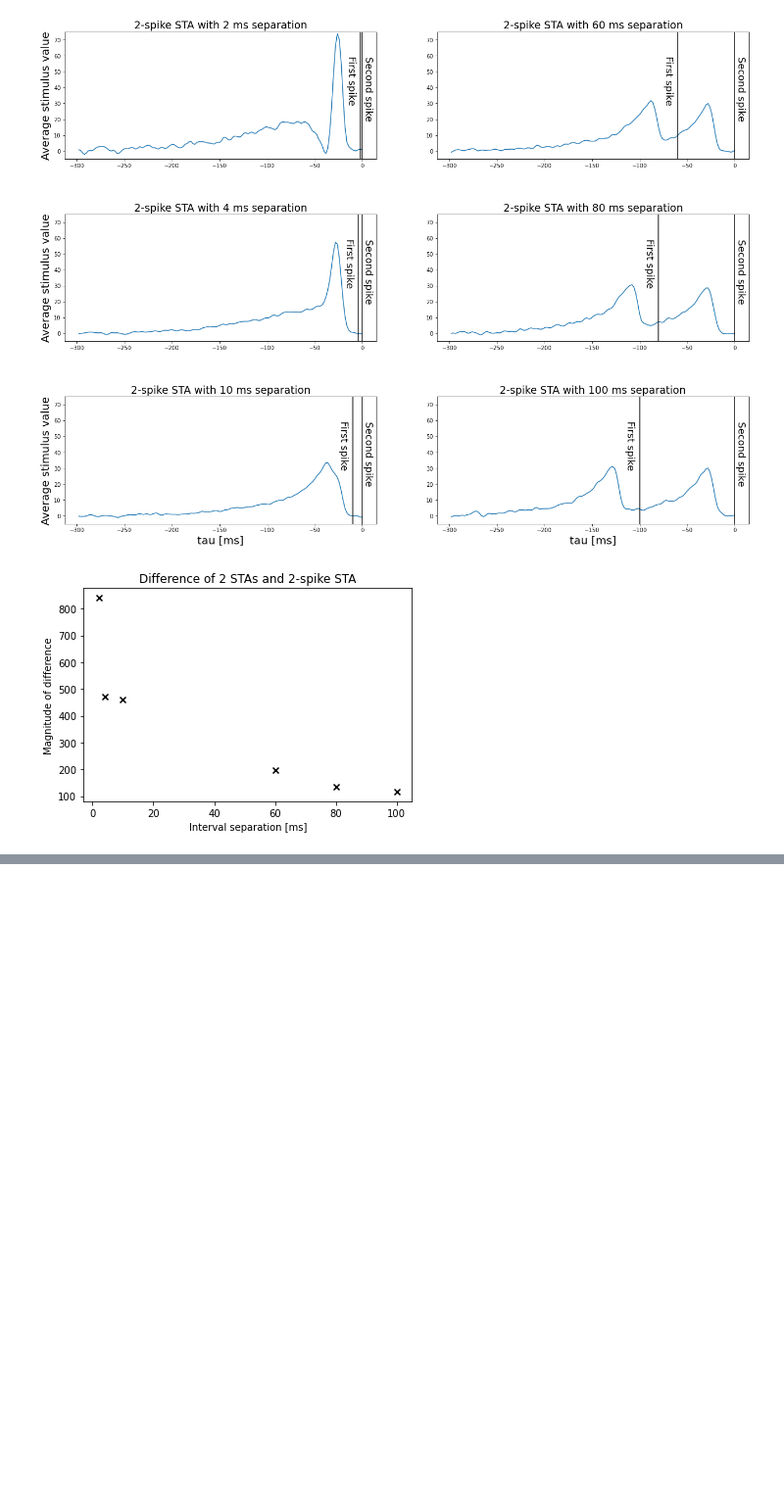
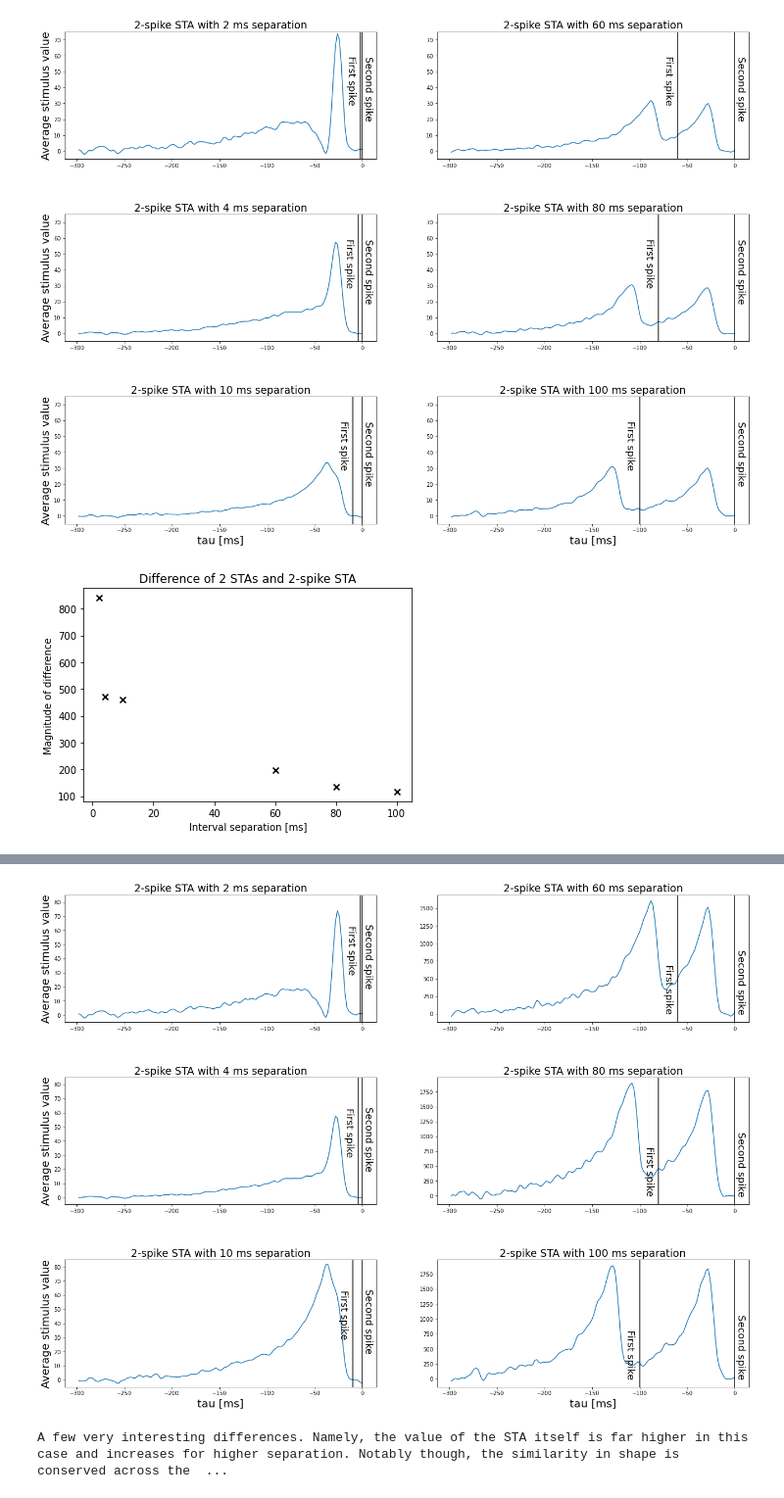
Before and after one commit to Revanchist317/DA_exercises, a Jupyter notebook: Chapter 1.ipynb, the cells around one changed output, grey strips where cells are left out. Shown: that part at 98% size. Cells and saved outputs as stored; diff of their text form; code cells hidden in the pictures; blank space fills up the shorter version.

```diff
--- a/Chapter 1.ipynb
+++ b/Chapter 1.ipynb
@@ -843,0 +849,57 @@ plt.show()
+# %%
+fig, axs = plt.subplots(3, 2, figsize=(20, 15))
+plt.tight_layout(pad=8)
+
+Q_RS_dict_exact = {key: None for key in separation_list}
+STA_H1_dict_exact = {key: None for key in separation_list}
+
+# Loop over the dictionary
+for count, sep_val in enumerate(sep_dict):
+
+    # Sequence to match
+    sequence = np.array(sep_dict[sep_val])
+
+    # Find occurrences of the sequence
+    matching_indices = []
+    sequence_length = len(sequence)
+
+    for i in range(len(P8_data.Rho) - sequence_length + 1):
+        if np.all(P8_data.Rho[i:i+sequence_length] == sequence):
+            matching_indices.append(i+len(sequence)-1)
+
+    zero_data2 = [1 if i in matching_indices else val for i, val in enumerate(zero_data)]
+    Q_RS_dict_exact[sep_val] = scipy.signal.correlate(zero_data2, P8_data.Stim, mode='full')/len(P8_data.Rho)
+    STA_H1_dict_exact[sep_val] = np.flip(Q_RS_dict[sep_val])*(1/np.mean(zero_data2))
+
+    if count <= 2:
+        axs[count, 0].plot(1000*lags_H1[round(len(lags_H1)/2)-150:round(len(lags_H1)/2)], STA_H1_dict_exact[sep_val][round(len(lags_H1)/2)-150:round(len(lags_H1)/2)])
+        axs[count, 0].axvline(color='k')
+        axs[count, 0].axvline(color='k', x=-sep_val)
+        axs[count, 0].text(-15-sep_val, 30, 'First spike', rotation=270, fontsize=18)
+        axs[count, 0].text(1, 20, 'Second spike', rotation=270, fontsize=18)
+        axs[count, 0].set_title(f"2-spike STA with {sep_val} ms separation", fontsize=19)
+        axs[count, 0].set_ylim(-5, 85)
+
+    else:
+        axs[count-3, 1].plot(1000*lags_H1[round(len(lags_H1)/2)-150:round(len(lags_H1)/2)], STA_H1_dict_exact[sep_val][round(len(lags_H1)/2)-150:round(len(lags_H1)/2)])
+        axs[count-3, 1].axvline(color='k')
+        axs[count-3, 1].axvline(color='k', x=-sep_val)
+        axs[count-3, 1].text(-15-sep_val, 30, 'First spike', rotation=270, fontsize=18)
+        axs[count-3, 1].text(1, 20, 'Second spike', rotation=270, fontsize=18)
+        axs[count-3, 1].set_title(f"2-spike STA with {sep_val} ms separation", fontsize=19)
+
+    axs[2, 0].set_xlabel('tau [ms]', fontsize=20)
+    axs[2, 1].set_xlabel('tau [ms]', fontsize=20)
+    axs[0, 0].set_ylabel('Average stimulus value', fontsize=20)
+    axs[1, 0].set_ylabel('Average stimulus value', fontsize=20)
+    axs[2, 0].set_ylabel('Average stimulus value', fontsize=20)
+
+plt.show()
+# %% [output]
+[figure, added]
+# %%
+print(f"A few very interesting differences. Namely, the value of the STA itself is far higher in this case" +
+      " and increases for higher separation. Notably though, the similarity in shape is conserved across the" +
+      " separations intervals between the two cases.")
+# %% [output]
+A few very interesting differences. Namely, the value of the STA itself is far higher in this case and increases for higher separation. Notably though, the similarity in shape is conserved across the  ...
```
Also changed, not shown: parts of 5 cells of this notebook.
